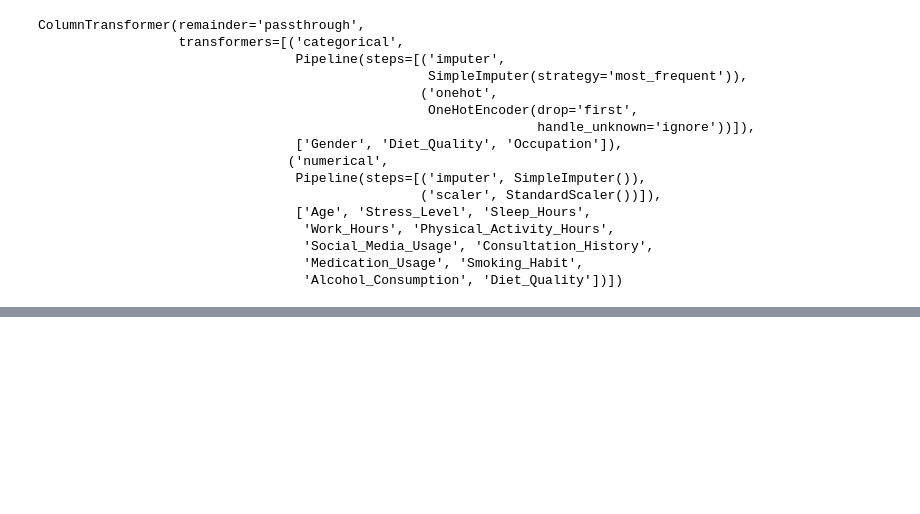
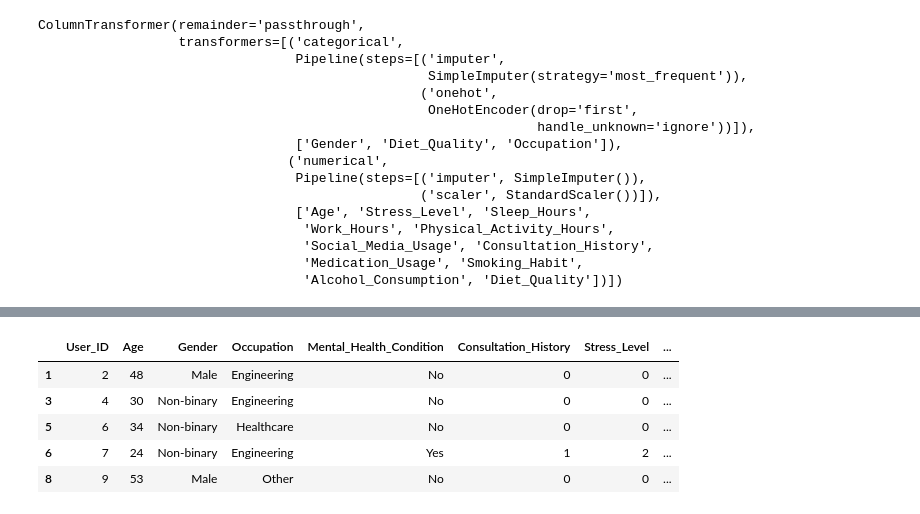
Before and after one commit to KAshyapk07/Student-Mental-Health, a Jupyter notebook: Notebooks/Preprocess.ipynb, the cells around one changed output, grey strips where cells are left out. Saved outputs shown, nothing was run; the diff lists cells and outputs as text; code cells hidden in the pictures; blank space fills up the shorter version.

```diff
--- a/Notebooks/Preprocess.ipynb
+++ b/Notebooks/Preprocess.ipynb
@@ -91,0 +111,9 @@ print(feature_names)
+# %%
+severity_data.head()
+# %% [output]
+|  | User_ID | Age | Gender | Occupation | Mental_Health_Condition | Consultation_History | Stress_Level | ... |
+| 1 | 2 | 48 | Male | Engineering | No | 0 | 0 | ... |
+| 3 | 4 | 30 | Non-binary | Engineering | No | 0 | 0 | ... |
+| 5 | 6 | 34 | Non-binary | Healthcare | No | 0 | 0 | ... |
+| 6 | 7 | 24 | Non-binary | Engineering | Yes | 1 | 2 | ... |
+| 8 | 9 | 53 | Male | Other | No | 0 | 0 | ... |
```
Also changed, not shown: parts of 6 cells of this notebook, 3 other files.
